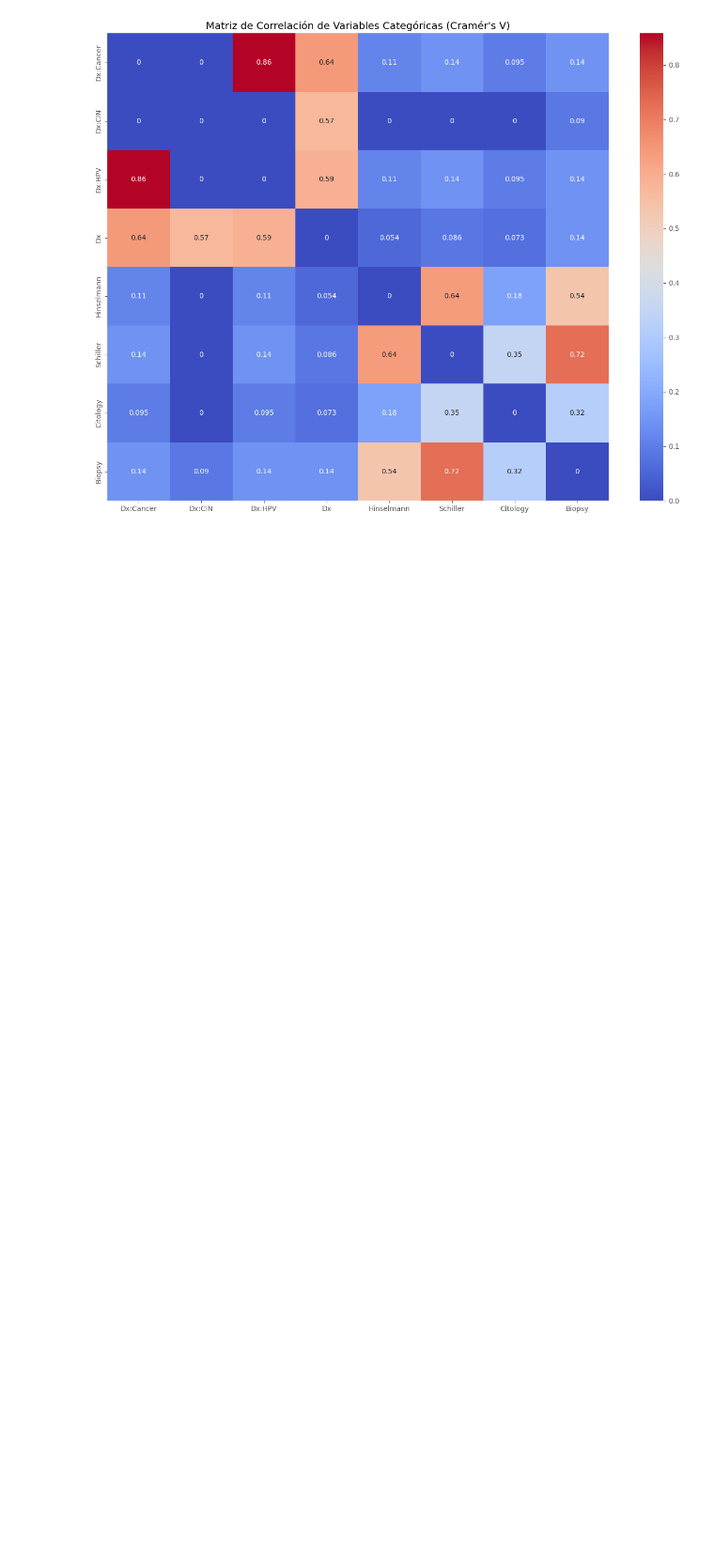
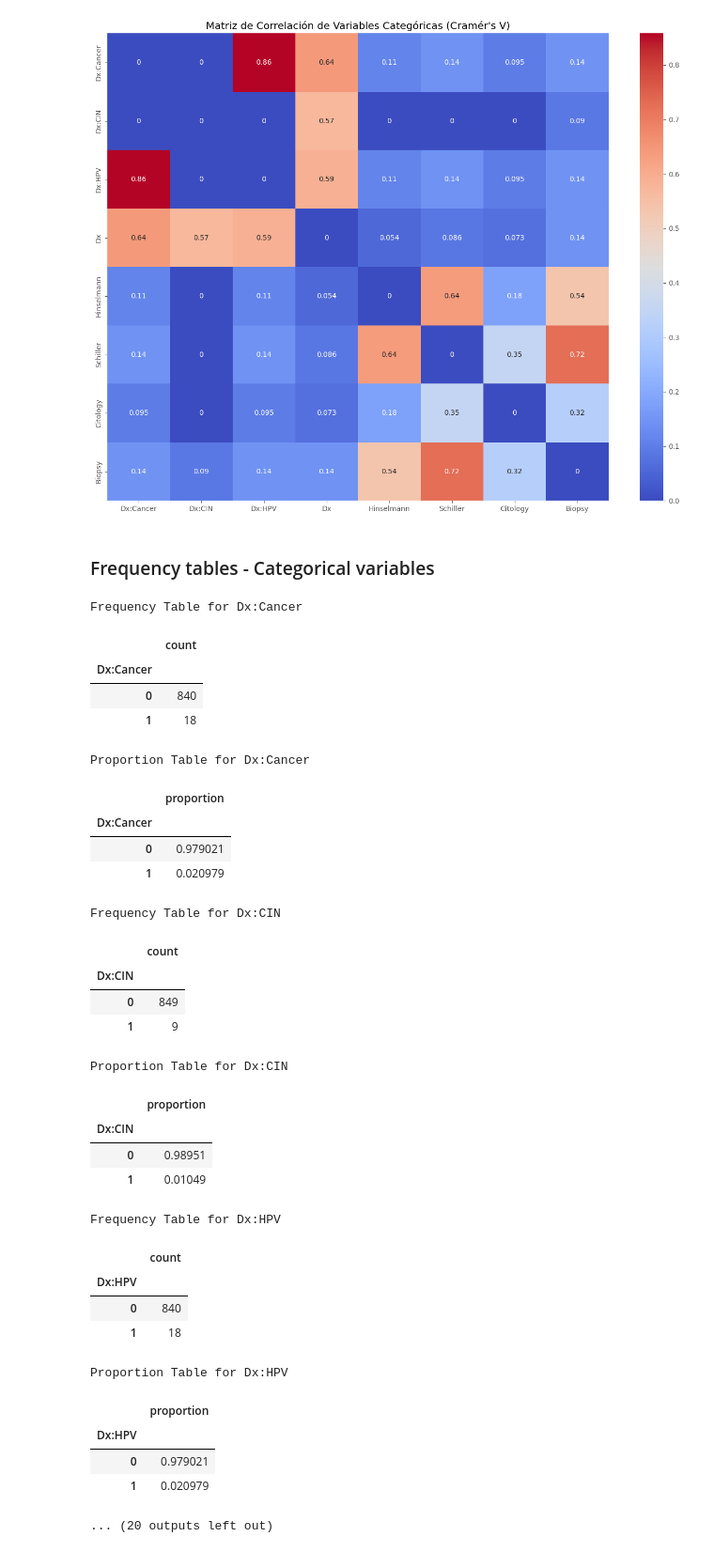
Before and after one commit to bl33h/cervicalCancerRiskFactors, a Jupyter notebook: src/cervicalCancerRiskFactors.ipynb, the cells around one changed output. Shown: that part at 94% size. Saved outputs shown, nothing was run; the diff lists cells and outputs as text; code cells hidden in the pictures; blank space fills up the shorter version.

```diff
--- a/src/cervicalCancerRiskFactors.ipynb
+++ b/src/cervicalCancerRiskFactors.ipynb
@@ -229,3 +230,53 @@ plt.title("Matriz de Correlación de Variables Categóricas (Cramér's V)")
 plt.show()
 # %% [output]
 [figure]
+# %% [markdown]
+### Frequency tables - Categorical variables
+# %%
+frequency_tables = {}
+proportion_tables = {}
+
+for col in categorical_cols:
+    frequency_table = df[col].value_counts()
+    proportion_table = df[col].value_counts(normalize=True)
+
+    frequency_tables[col] = frequency_table
+    proportion_tables[col] = proportion_table
+
+for col in categorical_cols:
+    print(f"Frequency Table for {col}")
+    display(frequency_tables[col].to_frame())
+    print(f"Proportion Table for {col}")
+    display(proportion_tables[col].to_frame())
+# %% [output]
+Frequency Table for Dx:Cancer
+|  | count |
+| Dx:Cancer |  |
+| 0 | 840 |
+| 1 | 18 |
+Proportion Table for Dx:Cancer
+|  | proportion |
+| Dx:Cancer |  |
+| 0 | 0.979021 |
+| 1 | 0.020979 |
+Frequency Table for Dx:CIN
+|  | count |
+| Dx:CIN |  |
+| 0 | 849 |
+| 1 | 9 |
+Proportion Table for Dx:CIN
+|  | proportion |
+| Dx:CIN |  |
+| 0 | 0.98951 |
+| 1 | 0.01049 |
+Frequency Table for Dx:HPV
+|  | count |
+| Dx:HPV |  |
+| 0 | 840 |
+| 1 | 18 |
+Proportion Table for Dx:HPV
+|  | proportion |
+| Dx:HPV |  |
+| 0 | 0.979021 |
+| 1 | 0.020979 |
+... (20 outputs left out)
```
Also changed, not shown: parts of 2 cells of this notebook.
